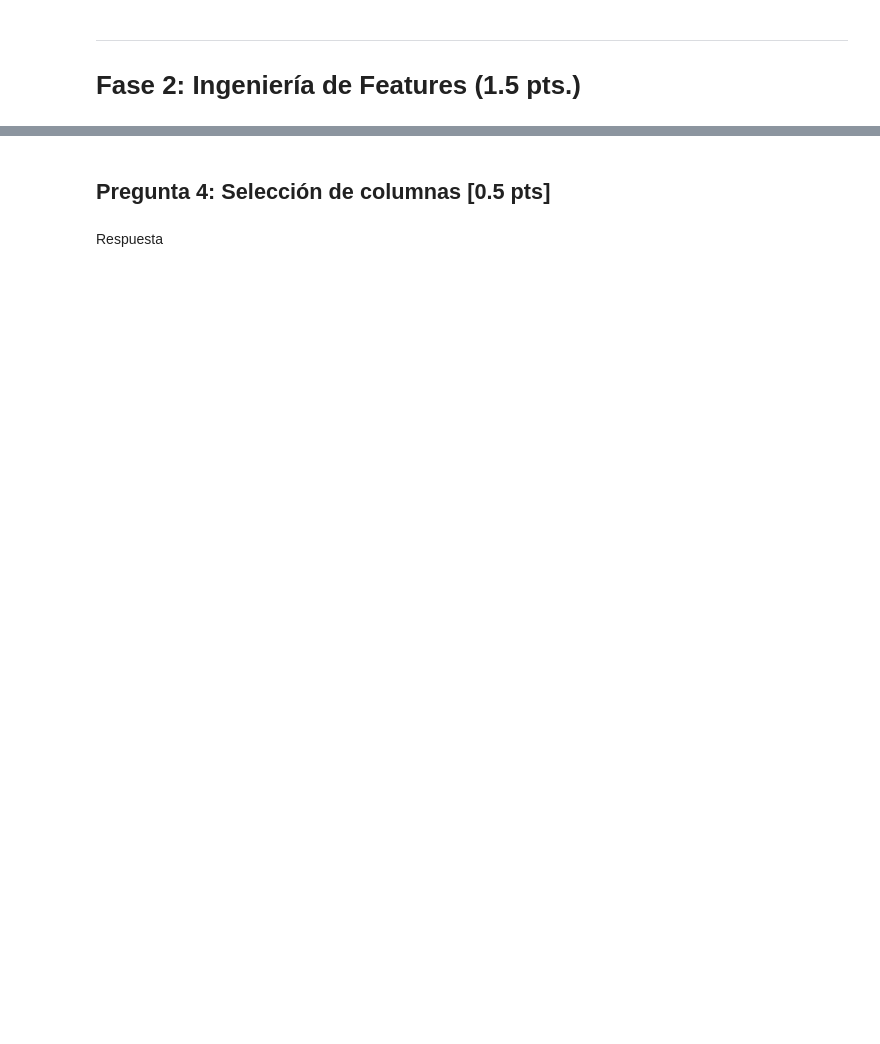
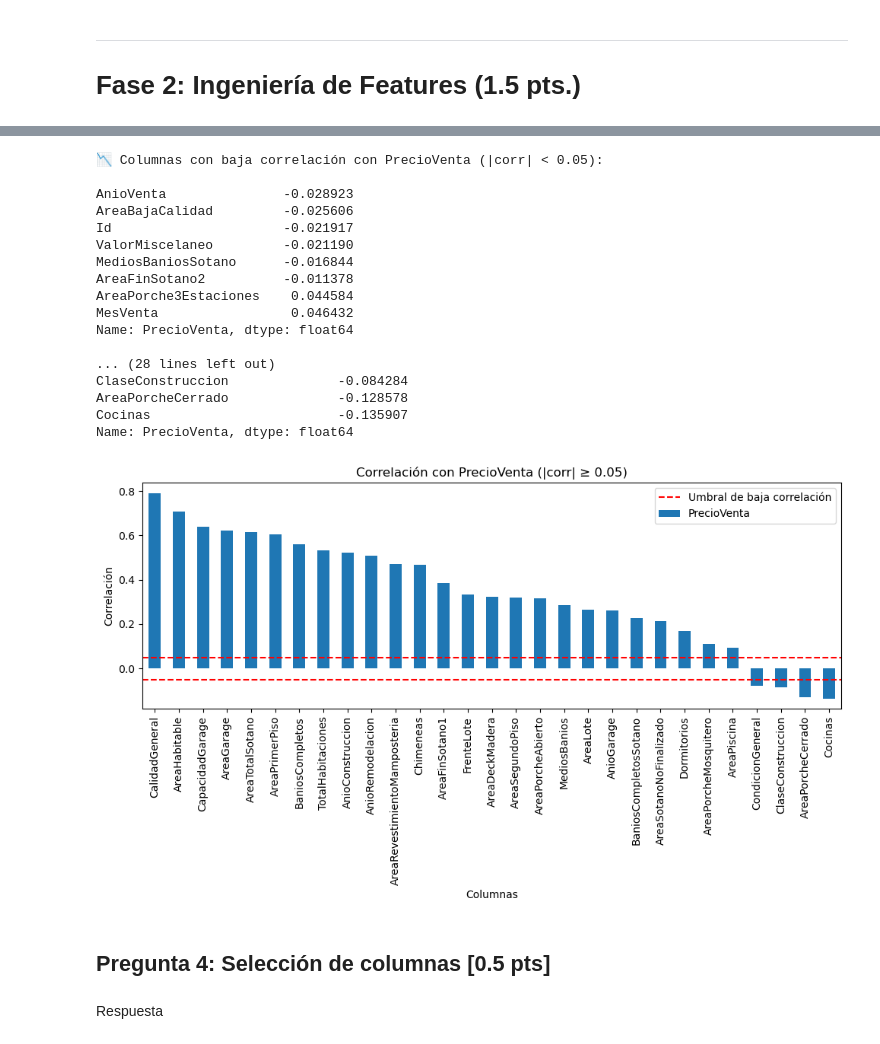
Before and after one commit to fperezcanales/house-prices-advanced-regression-techniques, a Jupyter notebook: Base Evaluación Práctica 1.ipynb, the cells around one changed output, grey strips where cells are left out. Cells and saved outputs as stored; diff of their text form; code cells hidden in the pictures; blank space fills up the shorter version.

```diff
--- a/Base Evaluación Práctica 1.ipynb
+++ b/Base Evaluación Práctica 1.ipynb
@@ -91,0 +364,3 @@ Respuesta
+# %%
+# Eliminar del DataFrame
+df = df.drop(columns=cols_a_eliminar.index)
@@ -91,0 +402,54 @@ Respuesta
+# %%
+import pandas as pd
+import numpy as np
+
+# 1. Seleccionar columnas numéricas (automáticamente excluye object/categorical)
+df_numericas = df.select_dtypes(include=[np.number])
+
+# 2. Calcular la correlación con PrecioVenta
+correlaciones = df_numericas.corr()['PrecioVenta'].drop('PrecioVenta')
+
+# 3. Definir umbral de baja correlación
+umbral = 0.05
+baja_corr = correlaciones[correlaciones.abs() < umbral]
+alta_corr = correlaciones[correlaciones.abs() >= umbral]
+
+# 4. Imprimir resultados
+print("📉 Columnas con baja correlación con PrecioVenta (|corr| < {:.2f}):\n".format(umbral))
+print(baja_corr.sort_values())
+
+print("\n✅ Columnas con correlación significativa (|corr| ≥ {:.2f}):\n".format(umbral))
+print(alta_corr.sort_values(ascending=False))
+# 5. Graficar correlaciones significativas
+import matplotlib.pyplot as plt
+plt.figure(figsize=(10, 6))
+correlaciones[correlaciones.abs() >= umbral].sort_values(ascending=False).plot(kind='bar')
+plt.title('Correlación con PrecioVenta (|corr| ≥ {:.2f})'.format(umbral))
+plt.ylabel('Correlación')
+plt.xlabel('Columnas')
+plt.axhline(y=umbral, color='red', linestyle='--', label='Umbral de baja correlación')
+plt.axhline(y=-umbral, color='red', linestyle='--')
+plt.legend()
+plt.tight_layout()
+plt.show()
+# 6. Guardar DataFrame limpio
+# df.to_csv('train_limpio.csv', index=False)
+# %% [output]
+📉 Columnas con baja correlación con PrecioVenta (|corr| < 0.05):
+
+AnioVenta               -0.028923
+AreaBajaCalidad         -0.025606
+Id                      -0.021917
+ValorMiscelaneo         -0.021190
+MediosBaniosSotano      -0.016844
+AreaFinSotano2          -0.011378
+AreaPorche3Estaciones    0.044584
+MesVenta                 0.046432
+Name: PrecioVenta, dtype: float64
+
+... (28 lines left out)
+ClaseConstruccion              -0.084284
+AreaPorcheCerrado              -0.128578
+Cocinas                        -0.135907
+Name: PrecioVenta, dtype: float64
+[figure, added]
```
Also changed, not shown: parts of 23 cells of this notebook.
